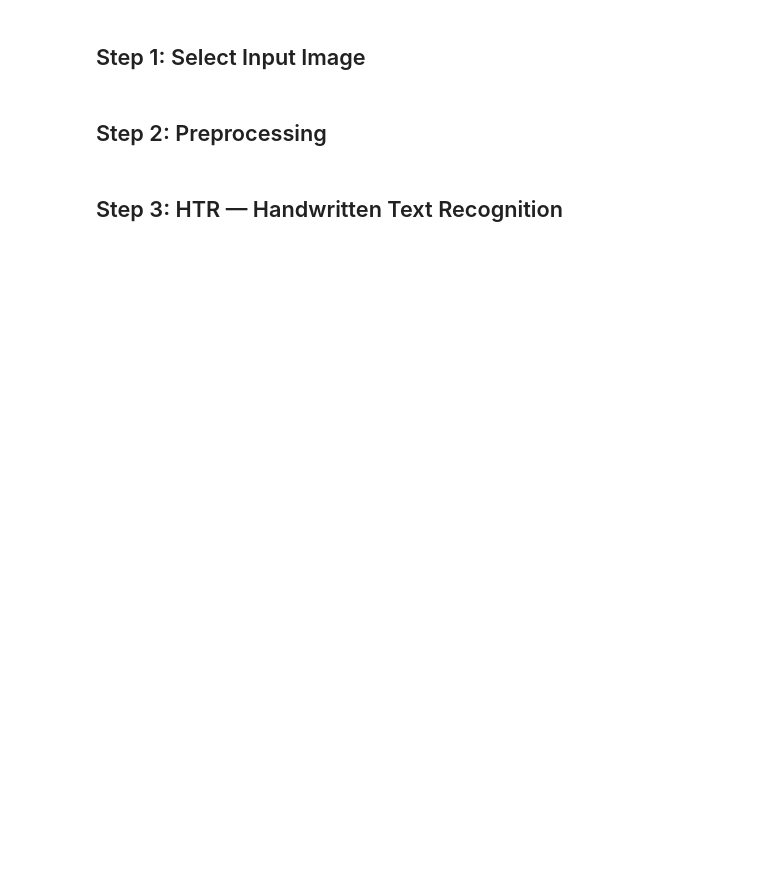
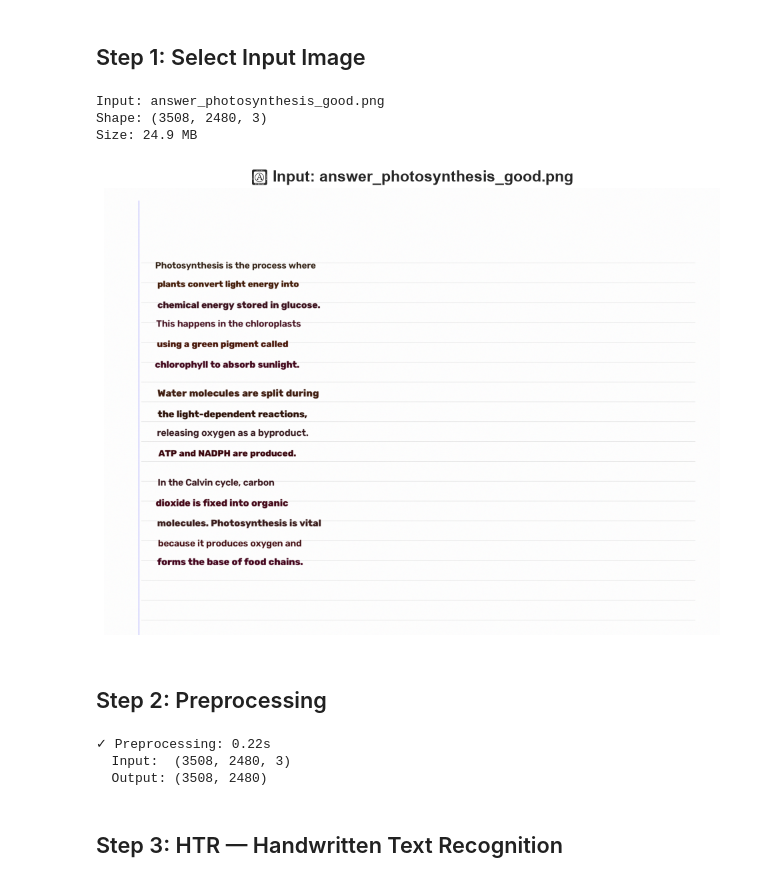
Before and after one commit to deekshithasrinivas22/EvaliSense, a Jupyter notebook: notebooks/07_full_pipeline_demo.ipynb, the cells around one changed output. Drawn from its saved outputs; the diff is of its cells as text; code cells hidden in the pictures; blank space fills up the shorter version.

Commit message:
models and model setup and notebooks outputs and error fix

```diff
--- a/notebooks/07_full_pipeline_demo.ipynb
+++ b/notebooks/07_full_pipeline_demo.ipynb
@@ -57,29 +60,34 @@ print("Setup complete ✓")
 # %%
 # Find a test image
 image_path = None
 for candidate in ['answer_photosynthesis_good.png', 'answer_photosynthesis_partial.png']:
     p = config.raw_dir / candidate
     if p.exists():
         image_path = p
         break
 
 if not image_path:
     raw_images = sorted(config.raw_dir.glob('answer_*.png'))
     if raw_images:
         image_path = raw_images[0]
     else:
-        raise FileNotFoundError("No test images found. Run: python create_test_images.py")
+        raise FileNotFoundError("No test images found. Run: python scripts/create_test_images.py")
 
 original = cv2.imread(str(image_path))
 print(f"Input: {image_path.name}")
 print(f"Shape: {original.shape}")
 print(f"Size: {original.nbytes / 1024 / 1024:.1f} MB")
 
 fig, ax = plt.subplots(figsize=(8, 12))
 ax.imshow(cv2.cvtColor(original[:1800], cv2.COLOR_BGR2RGB))
 ax.set_title(f'① Input: {image_path.name}', fontsize=14, fontweight='bold')
 ax.axis('off')
 plt.tight_layout(); plt.show()
+# %% [output]
+Input: answer_photosynthesis_good.png
+Shape: (3508, 2480, 3)
+Size: 24.9 MB
+[figure, added]
 # %% [markdown]
 ## Step 2: Preprocessing
 # %%
@@ -94,6 +102,10 @@ t_preprocess = time.time() - t_preprocess_start
 print(f"✓ Preprocessing: {t_preprocess:.2f}s")
 print(f"  Input:  {preprocess_result.original.shape}")
 print(f"  Output: {preprocess_result.final.shape}")
+# %% [output]
+✓ Preprocessing: 0.22s
+  Input:  (3508, 2480, 3)
+  Output: (3508, 2480)
 # %% [markdown]
 ## Step 3: HTR — Handwritten Text Recognition
 # %%
```
Also changed, not shown: parts of 8 cells of this notebook, 18 other files.
